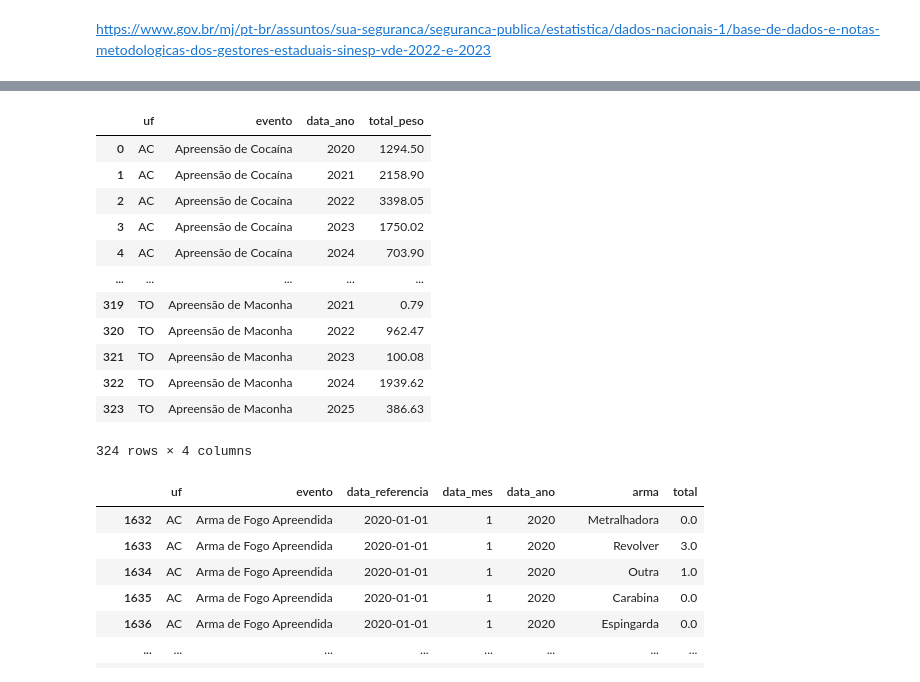
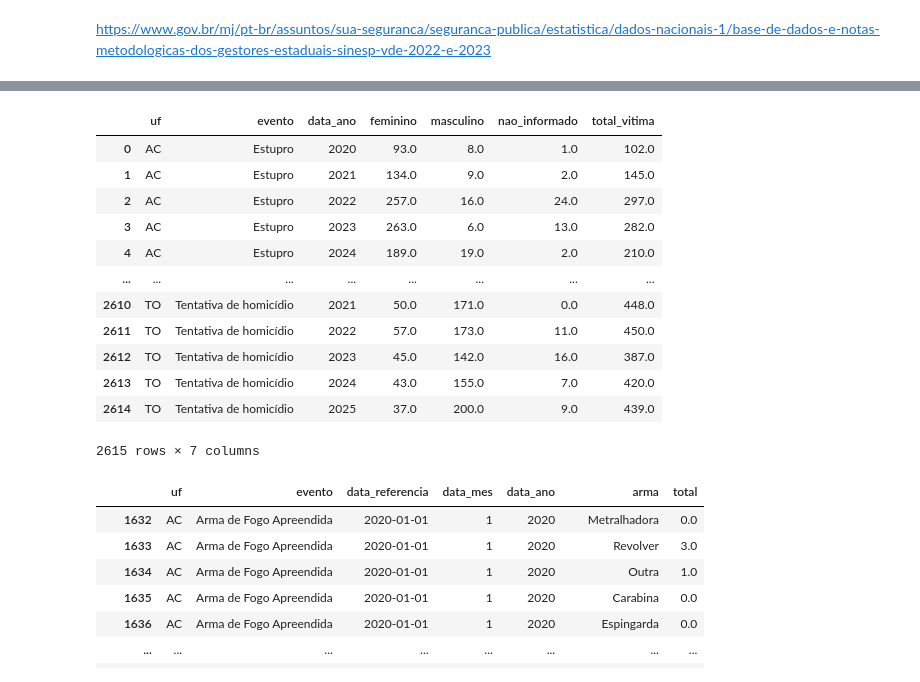
Before and after one commit to Marcelo-Silvestre/MVP_Machine_Learning_Analytics_PUCRIO_40530010056_20260_01, a Jupyter notebook: Notebooks/MVP_Machine_Learning_Previsao_Ocorrencias_Criminais-1.ipynb, the cells around one changed output, grey strips where cells are left out. Drawn from its saved outputs; the diff is of its cells as text; code cells hidden in the pictures.

```diff
--- a/Notebooks/MVP_Machine_Learning_Previsao_Ocorrencias_Criminais-1.ipynb
+++ b/Notebooks/MVP_Machine_Learning_Previsao_Ocorrencias_Criminais-1.ipynb
@@ -26,4 +32,11 @@ df_2025 = pd.read_csv(url_2025,sep=";",low_memory=False)
 # %%
-#Criação da base de dados criminal que contém todo o conteúdo a ser utilizado no MVP
+#Criação da base de dados que conterá todo o conteúdo a ser utilizado no MVP
 df_criminal = pd.concat([df_2020,df_2021,df_2022,df_2023,df_2024,df_2025],ignore_index=True)
-df_criminal.loc[df_criminal['total_vitima']>0,['uf','municipio','evento','data_referencia','feminino','masculino','nao_informado','total_vitima']].reset_index()
+df_criminal['data_referencia'] = pd.to_datetime(df_criminal['data_referencia'],dayfirst=True,errors='coerce')
+df_vitimas = df_criminal.loc[df_criminal['total_vitima']>0,['uf','evento','data_referencia','feminino','masculino','nao_informado','total_vitima']].reset_index()
+
+idx = df_vitimas.columns.get_loc('data_referencia')
+df_vitimas.insert(idx+1,'data_mes',df_vitimas['data_referencia'].dt.month)
+df_vitimas.insert(idx+2,'data_ano',df_vitimas['data_referencia'].dt.year)
+
+df_vitimas = df_vitimas.groupby(['uf','evento','data_referencia','data_ano','feminino','masculino','nao_informado'])['total_vitima'].sum().reset_index()
@@ -122,19 +43,19 @@ df_apreensao_drogas
 # %%
-df_apreensao_drogas.groupby(['uf','evento','data_ano'])['total_peso'].sum().round(2).reset_index()
+df_vitimas.groupby(['uf', 'evento', 'data_ano'], as_index=False).sum(numeric_only=True)
 # %% [output]
-|  | uf | evento | data_ano | total_peso |
-| 0 | AC | Apreensão de Cocaína | 2020 | 1294.50 |
-| 1 | AC | Apreensão de Cocaína | 2021 | 2158.90 |
-| 2 | AC | Apreensão de Cocaína | 2022 | 3398.05 |
-| 3 | AC | Apreensão de Cocaína | 2023 | 1750.02 |
-| 4 | AC | Apreensão de Cocaína | 2024 | 703.90 |
-| ... | ... | ... | ... | ... |
-| 319 | TO | Apreensão de Maconha | 2021 | 0.79 |
-| 320 | TO | Apreensão de Maconha | 2022 | 962.47 |
-| 321 | TO | Apreensão de Maconha | 2023 | 100.08 |
-| 322 | TO | Apreensão de Maconha | 2024 | 1939.62 |
-| 323 | TO | Apreensão de Maconha | 2025 | 386.63 |
+|  | uf | evento | data_ano | feminino | masculino | nao_informado | total_vitima |
+| 0 | AC | Estupro | 2020 | 93.0 | 8.0 | 1.0 | 102.0 |
+| 1 | AC | Estupro | 2021 | 134.0 | 9.0 | 2.0 | 145.0 |
+| 2 | AC | Estupro | 2022 | 257.0 | 16.0 | 24.0 | 297.0 |
+| 3 | AC | Estupro | 2023 | 263.0 | 6.0 | 13.0 | 282.0 |
+| 4 | AC | Estupro | 2024 | 189.0 | 19.0 | 2.0 | 210.0 |
+| ... | ... | ... | ... | ... | ... | ... | ... |
+| 2610 | TO | Tentativa de homicídio | 2021 | 50.0 | 171.0 | 0.0 | 448.0 |
+| 2611 | TO | Tentativa de homicídio | 2022 | 57.0 | 173.0 | 11.0 | 450.0 |
+| 2612 | TO | Tentativa de homicídio | 2023 | 45.0 | 142.0 | 16.0 | 387.0 |
+| 2613 | TO | Tentativa de homicídio | 2024 | 43.0 | 155.0 | 7.0 | 420.0 |
+| 2614 | TO | Tentativa de homicídio | 2025 | 37.0 | 200.0 | 9.0 | 439.0 |
-324 rows × 4 columns
+2615 rows × 7 columns
 # %%
 df_apreensao_armas = df_criminal.loc[df_criminal['evento'].isin(['Arma de Fogo Apreendida']),['uf','evento','data_referencia','data_mes','data_ano','arma','total']]
 df_apreensao_armas
```
Also changed, not shown: parts of 7 cells of this notebook.
